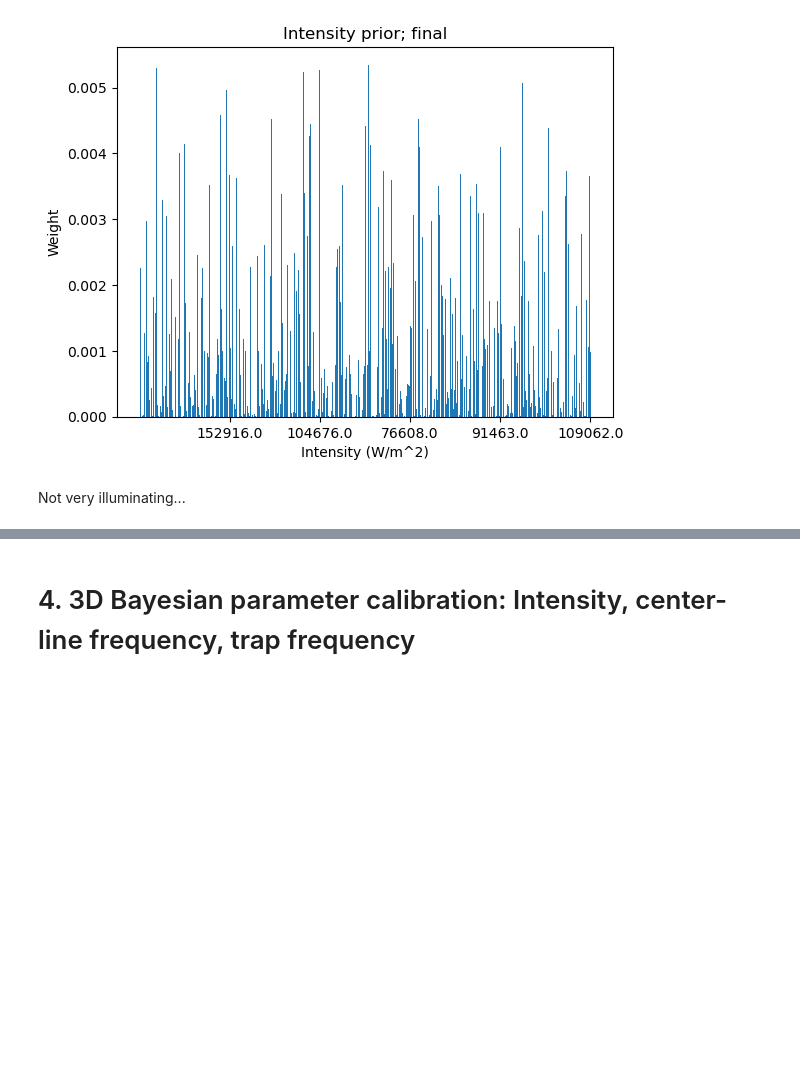
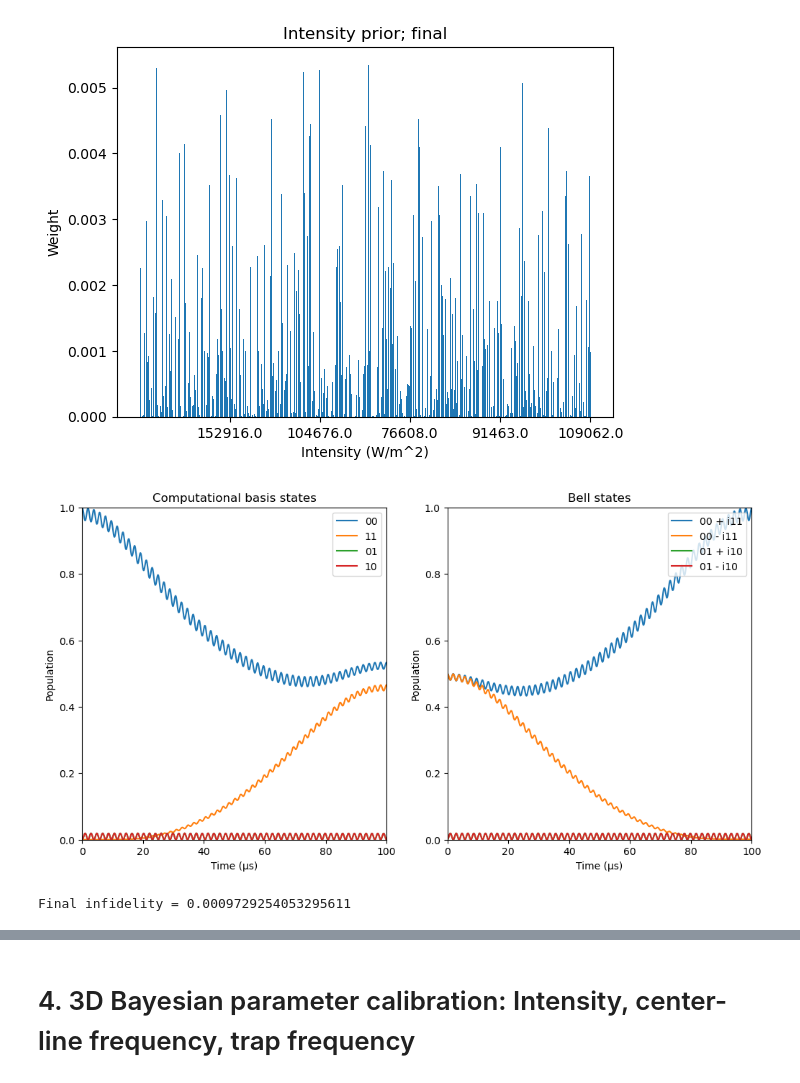
Before and after one commit to SQRLab/IonSim, a Jupyter notebook: molmer_sorensen/bayesian_calibration.ipynb, the cells around one changed output, grey strips where cells are left out. Drawn from its saved outputs; the diff is of its cells as text; code cells hidden in the pictures; blank space fills up the shorter version.

```diff
--- a/molmer_sorensen/bayesian_calibration.ipynb
+++ b/molmer_sorensen/bayesian_calibration.ipynb
@@ -615,5 +615,15 @@ plt.title("Intensity prior; final")
 plt.display(fig)
 # %% [output]
 [figure]
-# %% [markdown]
-Not very illuminating...
+# %%
+h = hamiltonian(MS_CHAMBER_UNTUNED, timescale=TIMESCALE, lamb_dicke_order=1, rwa_cutoff=Inf)
+tout, sol = timeevolution.schroedinger_dynamic(T_RANGE/TIMESCALE, ket_00 ⊗ ket0_VIB_MODE, h)
+ρ = ptrace(dm(sol[end]),3)
+fid = fidelity(ρ, ρ_00_p_i11)
+infid = 1 - real(fid)
+print("\nFinal infidelity = ", infid)
+
+plot_populations_double(MS_CHAMBER_UNTUNED, tout, sol)
+# %% [output]
+[figure, added]
+Final infidelity = 0.0009729254053295611
```
Also changed, not shown: parts of 16 cells of this notebook.
